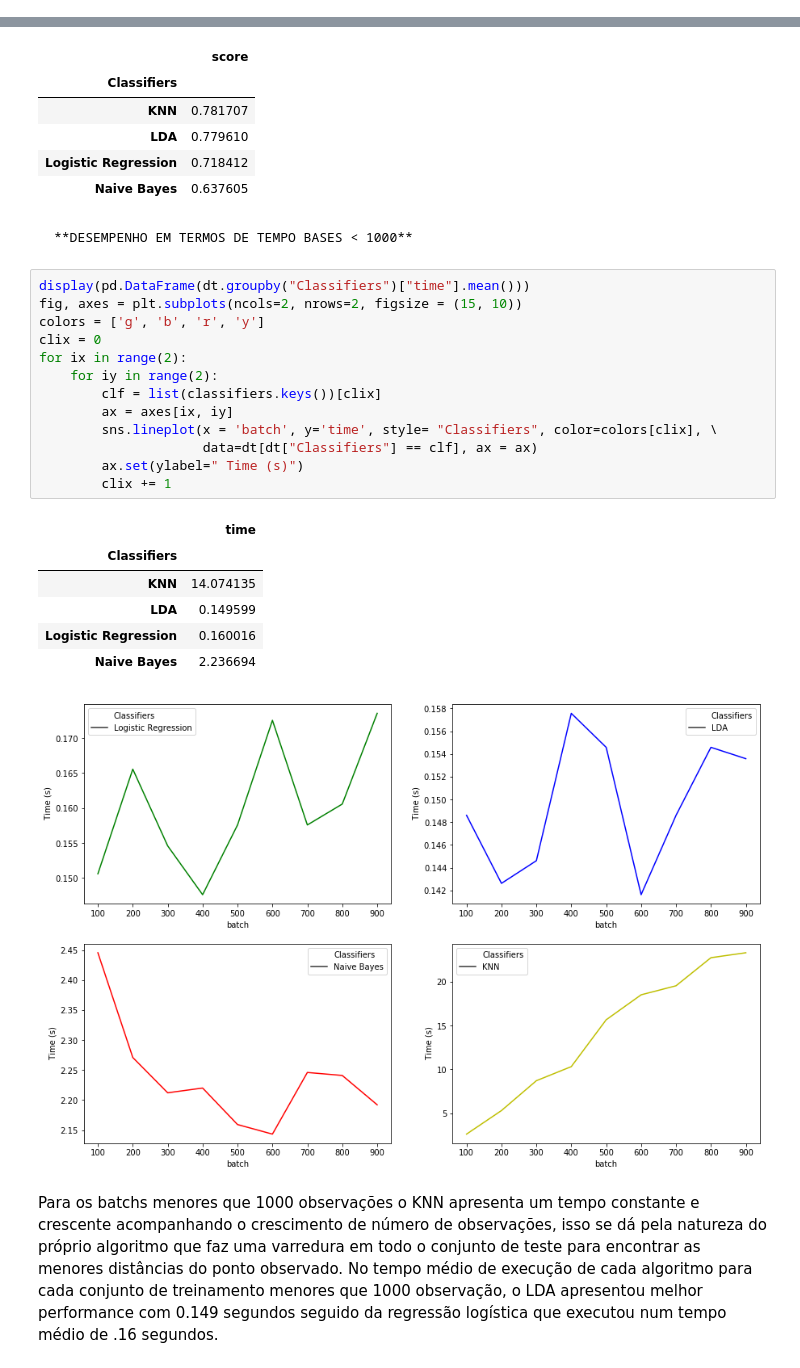
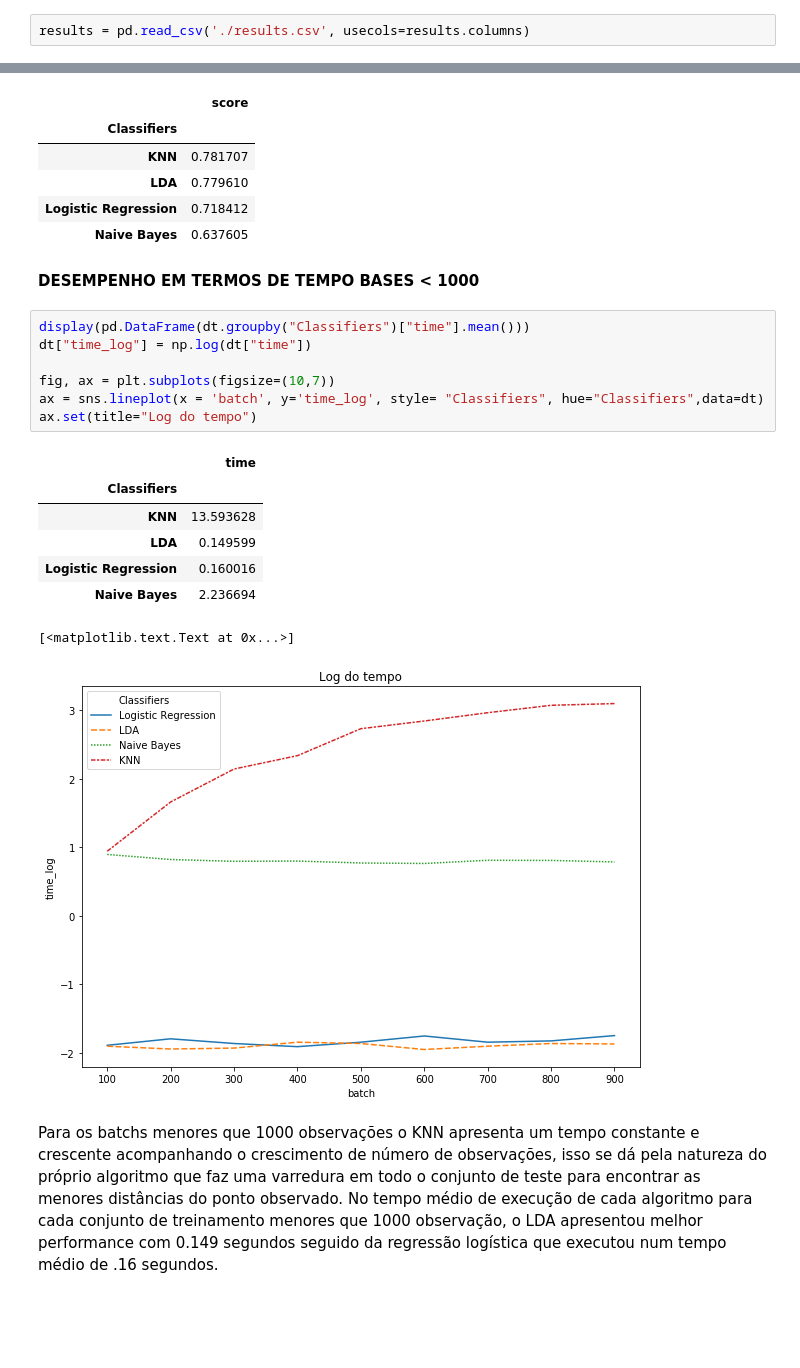
Before and after one commit to pedrocwb/DSDB, a Jupyter notebook: machineLearning/lab2/Lab2.ipynb, the cells around one changed output, grey strips where cells are left out. Saved outputs shown, nothing was run; the diff lists cells and outputs as text; blank space fills up the shorter version.

```diff
--- a/machineLearning/lab2/Lab2.ipynb
+++ b/machineLearning/lab2/Lab2.ipynb
@@ -140,6 +124,8 @@ KNN - Batch size: 20000 - t: 290.8510570526123
 # %%
 #salva o resultado
 results.to_csv('./results.csv')
+# %%
+results = pd.read_csv('./results.csv', usecols=results.columns)
 # %% [markdown]
 ### **1) plote num gráfico o desempenho na base de testes e analise em qual ponto o tamanho da base de treinamento deixa de ser relevante.**
 # %%
@@ -197,28 +183,23 @@ pd.DataFrame(dt.groupby("Classifiers")["score"].max())
 | Logistic Regression | 0.718412 |
 | Naive Bayes | 0.637605 |
 # %% [markdown]
-    **DESEMPENHO EM TERMOS DE TEMPO BASES < 1000**
+**DESEMPENHO EM TERMOS DE TEMPO BASES < 1000**
 # %%
 display(pd.DataFrame(dt.groupby("Classifiers")["time"].mean()))
-fig, axes = plt.subplots(ncols=2, nrows=2, figsize = (15, 10))
-colors = ['g', 'b', 'r', 'y']
-clix = 0
-for ix in range(2):
-    for iy in range(2):
-        clf = list(classifiers.keys())[clix]
-        ax = axes[ix, iy]
-        sns.lineplot(x = 'batch', y='time', style= "Classifiers", color=colors[clix], \
-                     data=dt[dt["Classifiers"] == clf], ax = ax)
-        ax.set(ylabel=" Time (s)")
-        clix += 1
+dt["time_log"] = np.log(dt["time"])
+
+fig, ax = plt.subplots(figsize=(10,7))
+ax = sns.lineplot(x = 'batch', y='time_log', style= "Classifiers", hue="Classifiers",data=dt)
+ax.set(title="Log do tempo")
 # %% [output]
 |  | time |
 | Classifiers |  |
-| KNN | 14.074135 |
+| KNN | 13.593628 |
 | LDA | 0.149599 |
 | Logistic Regression | 0.160016 |
 | Naive Bayes | 2.236694 |
+[<matplotlib.text.Text at 0x...>]
-[figure, old version]
+[figure, new version]
 # %% [markdown]
 Para os batchs menores que 1000 observações o KNN apresenta um tempo constante e crescente acompanhando o crescimento de número de observações, isso se dá pela natureza do próprio algoritmo que faz uma varredura em todo o conjunto de teste para encontrar as menores distâncias do ponto observado.
 No tempo médio de execução de cada algoritmo para cada conjunto de treinamento menores que 1000 observação, o LDA apresentou melhor performance com 0.149 segundos seguido da regressão logística que executou num tempo médio de .16 segundos.
```
Also changed, not shown: parts of 12 cells of this notebook, 7 other files.
